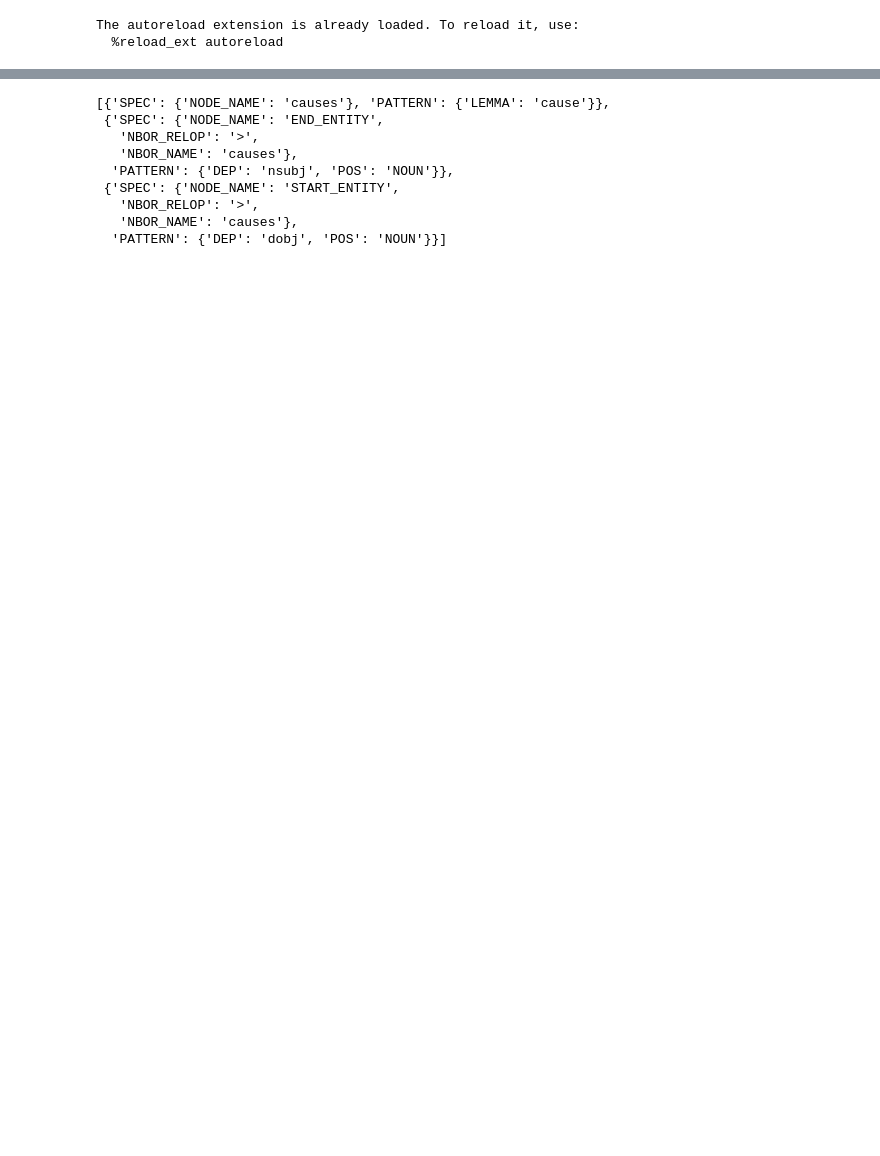
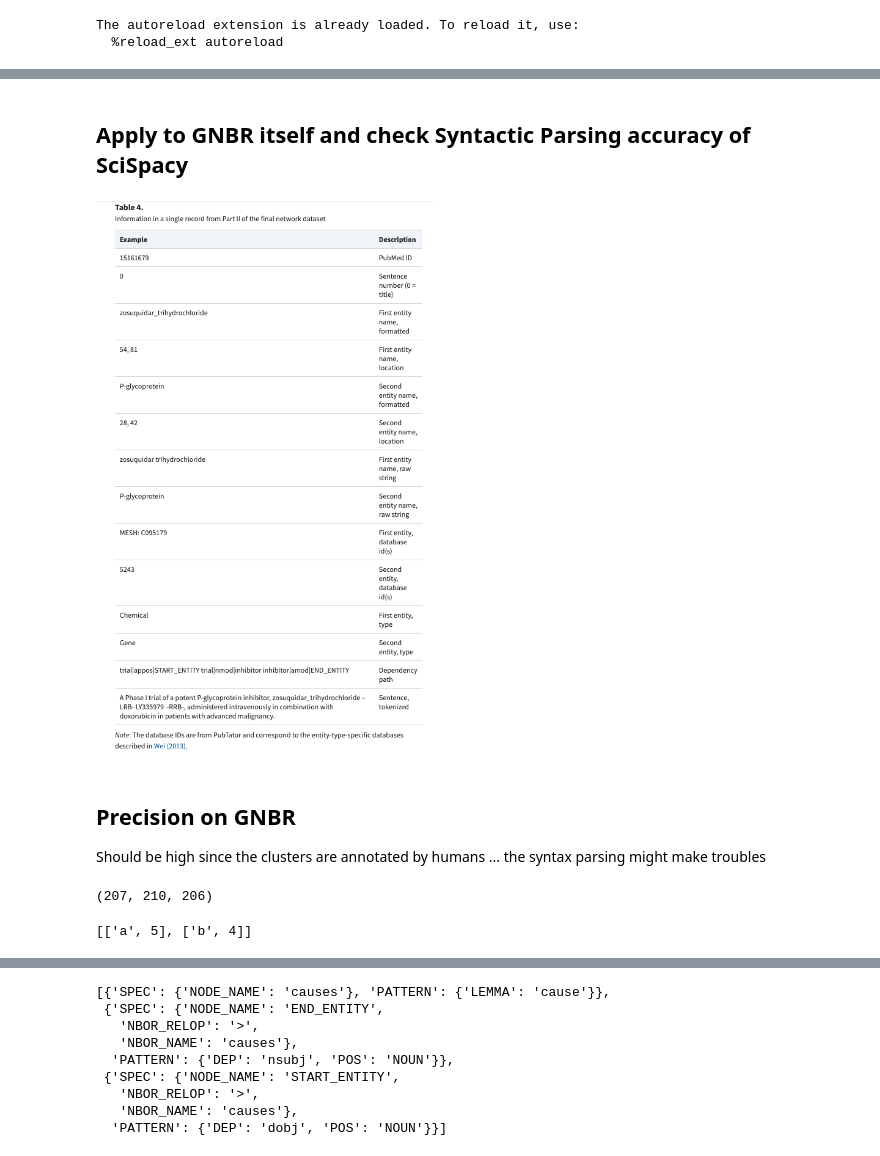
Before and after one commit to raxosiris/scify, a Jupyter notebook: nbs/pattern_maker.ipynb, the cells around one changed output, grey strips where cells are left out. Saved outputs shown, nothing was run; the diff lists cells and outputs as text; code cells hidden in the pictures; blank space fills up the shorter version.

```diff
--- a/nbs/pattern_maker.ipynb
+++ b/nbs/pattern_maker.ipynb
@@ -34,0 +61,23 @@ corp = Corpus(nlp).load(nlp, "../data/experiments/pubmed_20n1015_annotated_756")
+# %% [markdown]
+## Apply to GNBR itself and check Syntactic Parsing accuracy of SciSpacy
+# %%
+from IPython.display import Image
+Image('../assets/GNBR_datafile_info.png')
+# %% [output]
+[figure, added]
+# %% [markdown]
+## Precision on GNBR
+Should be high since the clusters are annotated by humans ... the syntax parsing might make troubles
+# %%
+#get 10 strongest dep paths
+wanted_abstr = [doc for doc in gnbr_500 if doc_has_entity_labels(doc,  [["CHEMICAL", "SIMPLE_CHEMICAL"], ["GENE", "GENE_OR_GENE_PRODUCT"]])]
+
+target_sents =[sent for abstract in wanted_abstr for sent in abstract.sents if doc_has_entity_labels(sent,  [["CHEMICAL", "SIMPLE_CHEMICAL"], ["GENE", "GENE_OR_GENE_PRODUCT"]])]
+
+len(wanted_abstr), len([sent for abstract in wanted_abstr for sent in abstract.sents ]), len(target_sents)
+# %% [output]
+(207, 210, 206)
+# %%
+[ [k, v] for k,v in {"a": 5, "b": 4}.items()]
+# %% [output]
+[['a', 5], ['b', 4]]
```
Also changed, not shown: parts of 11 cells of this notebook, 8 other files.
